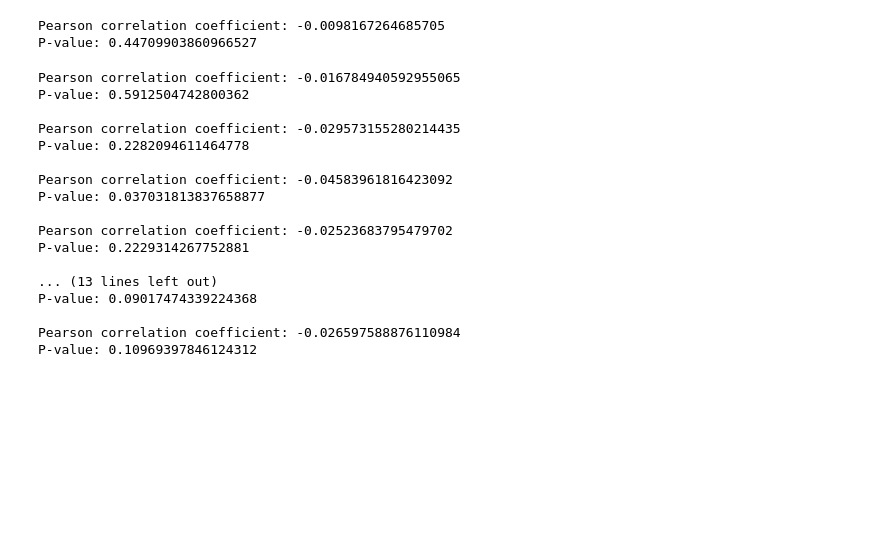
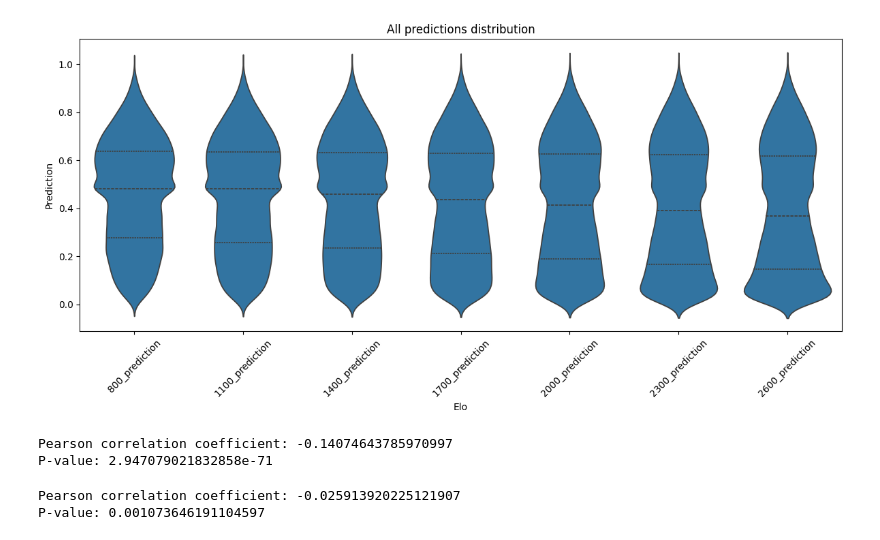
Before and after one commit to MatTheTab/PikeBot, a Jupyter notebook: evaluation/puzzles_rating.ipynb, the cells around one changed output. Drawn from its saved outputs; the diff is of its cells as text; code cells hidden in the pictures; blank space fills up the shorter version.

```diff
--- a/evaluation/puzzles_rating.ipynb
+++ b/evaluation/puzzles_rating.ipynb
@@ -117,0 +143,11 @@ for i in range(5):
+# %%
+column_names = list()
+for elo in elos:
+    column_names.append(f"{elo}_prediction")
+all_predictions_df_white = pd.DataFrame(all_predictions_white).T
+all_predictions_df_black = pd.DataFrame(all_predictions_black).T
+all_predictions_df = pd.concat([
+    all_predictions_df_white, all_predictions_df_black
+])
+all_predictions_df.columns = column_names
+all_predictions_df.head()
@@ -118,40 +202,42 @@ for i in range(5):
+# %%
+df_long = all_predictions_df.melt(
+                  var_name='Elo',
+                  value_name='Prediction')
+
+# Create the violin plot
+plt.figure(figsize=(12, 6))
+sns.violinplot(data=df_long, x='Elo', y='Prediction', inner='quartile')
+
+# Improve plot aesthetics
+plt.xticks(rotation=45)
+plt.title("All predictions distribution")
+plt.tight_layout()
+plt.show()
+# %% [output]
+[figure, added]
 # %%
 from scipy.stats import pearsonr
 
-flatten_scores = prediction_scores.reshape(-1).astype(np.int32)
+flatten_predictions = prediction_df[prediction_columns].to_numpy()
+no_samples = flatten_predictions.shape[0]
+flatten_predictions = flatten_predictions.reshape(-1)
 
-correlation, p_value = pearsonr(flatten_scores, [800, 1100, 1400, 1700, 2000, 2300]*1000)
+correlation, p_value = pearsonr(flatten_predictions, elos*no_samples)
 
 print(f"Pearson correlation coefficient: {correlation}")
 print(f"P-value: {p_value}")
 # %% [output]
-Pearson correlation coefficient: -0.0098167264685705
-P-value: 0.44709903860966527
+Pearson correlation coefficient: -0.14074643785970997
+P-value: 2.947079021832858e-71
-# %%
-for i in range(10):
-    low_rated_index = np.any(prediction_scores <= i, axis=1)
-    flatten_low_scores = prediction_scores[low_rated_index].astype(np.int32)
-
-    correlation, p_value = pearsonr(flatten_low_scores.reshape(-1), [800, 1100, 1400, 1700, 2000, 2300]*flatten_low_scores.shape[0])
-
-    print(f"Pearson correlation coefficient: {correlation}")
-    print(f"P-value: {p_value}")
-    print()
-# %% [output]
-Pearson correlation coefficient: -0.016784940592955065
-P-value: 0.5912504742800362
-
-Pearson correlation coefficient: -0.029573155280214435
-P-value: 0.2282094611464778
-
-Pearson correlation coefficient: -0.04583961816423092
-P-value: 0.037031813837658877
-
-Pearson correlation coefficient: -0.02523683795479702
-P-value: 0.2229314267752881
-
-... (13 lines left out)
-P-value: 0.09017474339224368
-
-Pearson correlation coefficient: -0.026597588876110984
-P-value: 0.10969397846124312
+# %%
+flatten_positions = prediction_df[position_columns].to_numpy()
+no_samples = flatten_positions.shape[0]
+flatten_predictions = flatten_positions.reshape(-1)
+
+correlation, p_value = pearsonr(flatten_predictions, elos*no_samples)
+
+print(f"Pearson correlation coefficient: {correlation}")
+print(f"P-value: {p_value}")
+# %% [output]
+Pearson correlation coefficient: -0.025913920225121907
+P-value: 0.001073646191104597
```
Also changed, not shown: parts of 14 cells of this notebook.
